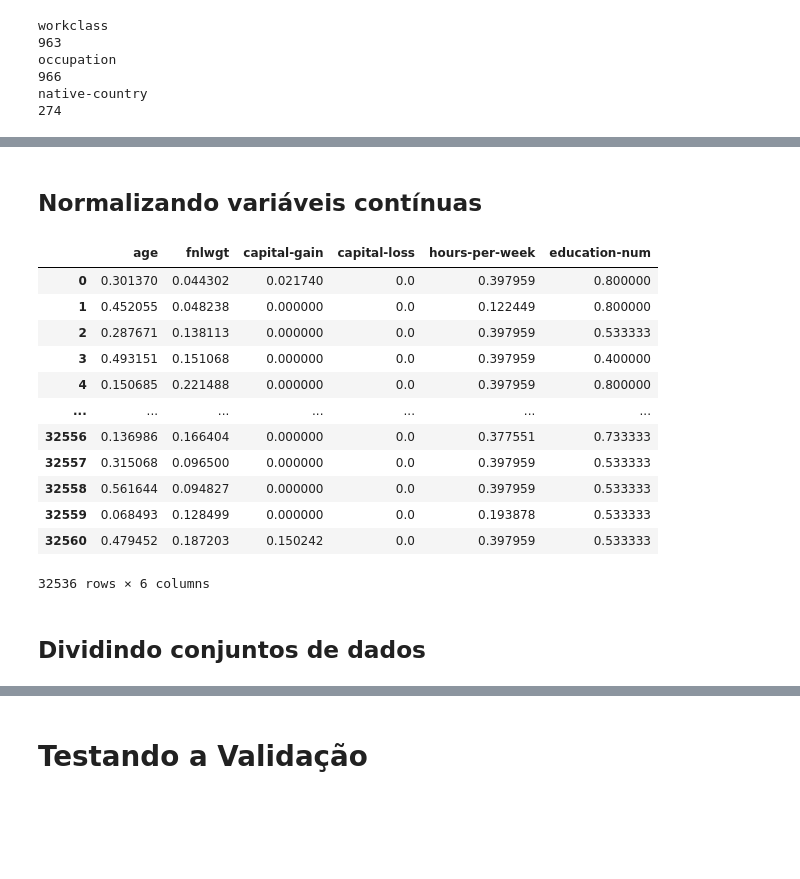
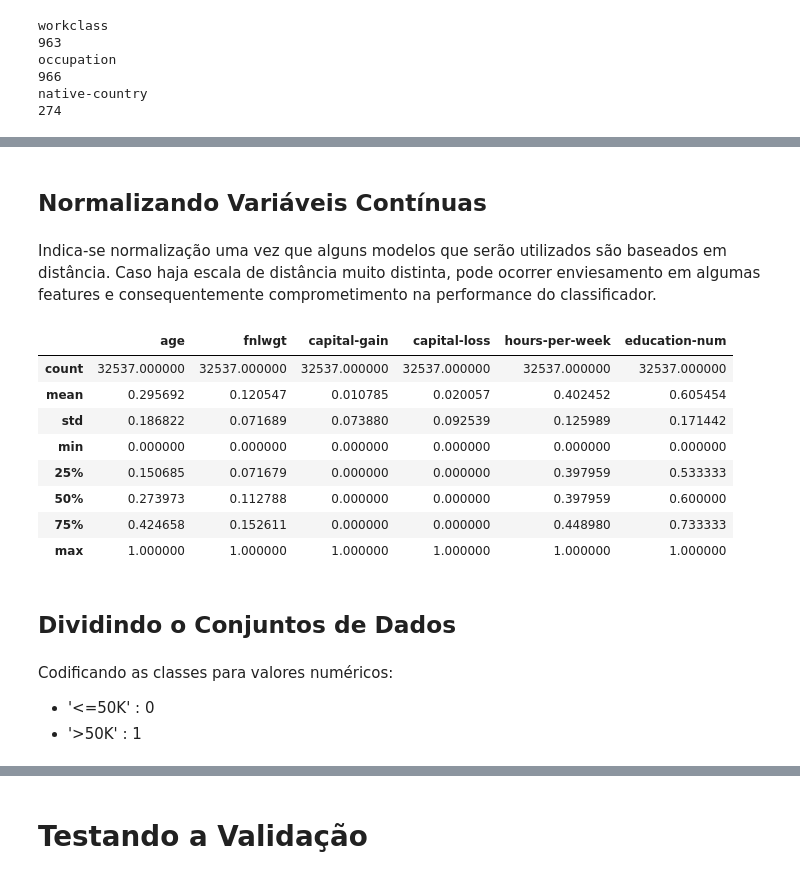
Before and after one commit to mariamaOlive/modelos-preditivos-residencia, a Jupyter notebook: Census.ipynb, the cells around one changed output, grey strips where cells are left out. Saved outputs shown, nothing was run; the diff lists cells and outputs as text; code cells hidden in the pictures; blank space fills up the shorter version.

```diff
--- a/Census.ipynb
+++ b/Census.ipynb
@@ -431,10 +454,14 @@ native-country
 # %%
 def onehot_encoder(df):
-    colunas_cat = ["workclass-num","marital-status", "occupation-num", "relationship", "race", "sex", "native-country-num"]
+
+    colunas_cat = ["workclass", "marital-status", "occupation", "relationship", "race", "sex", "native-country"]
+
     for coluna in colunas_cat:
-        print(coluna)
+
+        #print(coluna)
         df_coluna = pd.get_dummies(df[coluna], prefix=coluna)
         df = df.join(df_coluna)
+
     return df
 # %%
 df = onehot_encoder(df)
@@ -475,8 +499,4 @@ native-country-num
 # %% [markdown]
-## Normalizando variáveis contínuas
+## Normalizando Variáveis Contínuas
-# %%
-from sklearn.preprocessing import MinMaxScaler
-
-normalize = MinMaxScaler()
-df[["age", "fnlwgt", "capital-gain", "capital-loss", "hours-per-week", "education-num"]] = normalize.fit_transform(df[["age", "fnlwgt", "capital-gain", "capital-loss", "hours-per-week", "education-num"]])
-df_test[["age", "fnlwgt", "capital-gain", "capital-loss", "hours-per-week", "education-num"]] = normalize.fit_transform(df_test[["age", "fnlwgt", "capital-gain", "capital-loss", "hours-per-week", "education-num"]])
+# %% [markdown]
+Indica-se normalização uma vez que alguns modelos que serão utilizados são baseados em distância. Caso haja escala de distância muito distinta, pode ocorrer enviesamento em algumas features e consequentemente comprometimento na performance do classificador.
@@ -483,19 +505,20 @@ df_test[["age", "fnlwgt", "capital-gain", "capital-loss", "hours-per-week", "edu
 # %%
-df[["age", "fnlwgt", "capital-gain", "capital-loss", "hours-per-week", "education-num"]]
+colunas = ["age", "fnlwgt", "capital-gain", "capital-loss", "hours-per-week", "education-num"]
+
+df[colunas] = normalize.fit_transform(df[colunas])
+df_test[colunas] = normalize.fit_transform(df_test[colunas])
-# %% [output]
-|  | age | fnlwgt | capital-gain | capital-loss | hours-per-week | education-num |
-| 0 | 0.301370 | 0.044302 | 0.021740 | 0.0 | 0.397959 | 0.800000 |
-| 1 | 0.452055 | 0.048238 | 0.000000 | 0.0 | 0.122449 | 0.800000 |
-| 2 | 0.287671 | 0.138113 | 0.000000 | 0.0 | 0.397959 | 0.533333 |
-| 3 | 0.493151 | 0.151068 | 0.000000 | 0.0 | 0.397959 | 0.400000 |
-| 4 | 0.150685 | 0.221488 | 0.000000 | 0.0 | 0.397959 | 0.800000 |
-| ... | ... | ... | ... | ... | ... | ... |
-| 32556 | 0.136986 | 0.166404 | 0.000000 | 0.0 | 0.377551 | 0.733333 |
-| 32557 | 0.315068 | 0.096500 | 0.000000 | 0.0 | 0.397959 | 0.533333 |
-| 32558 | 0.561644 | 0.094827 | 0.000000 | 0.0 | 0.397959 | 0.533333 |
-| 32559 | 0.068493 | 0.128499 | 0.000000 | 0.0 | 0.193878 | 0.533333 |
-| 32560 | 0.479452 | 0.187203 | 0.150242 | 0.0 | 0.397959 | 0.533333 |
-32536 rows × 6 columns
+# %%
+df[colunas].describe()
+# %% [output]
+|  | age | fnlwgt | capital-gain | capital-loss | hours-per-week | education-num |
+| count | 32537.000000 | 32537.000000 | 32537.000000 | 32537.000000 | 32537.000000 | 32537.000000 |
+| mean | 0.295692 | 0.120547 | 0.010785 | 0.020057 | 0.402452 | 0.605454 |
+| std | 0.186822 | 0.071689 | 0.073880 | 0.092539 | 0.125989 | 0.171442 |
+| min | 0.000000 | 0.000000 | 0.000000 | 0.000000 | 0.000000 | 0.000000 |
+| 25% | 0.150685 | 0.071679 | 0.000000 | 0.000000 | 0.397959 | 0.533333 |
+| 50% | 0.273973 | 0.112788 | 0.000000 | 0.000000 | 0.397959 | 0.600000 |
+| 75% | 0.424658 | 0.152611 | 0.000000 | 0.000000 | 0.448980 | 0.733333 |
+| max | 1.000000 | 1.000000 | 1.000000 | 1.000000 | 1.000000 | 1.000000 |
 # %% [markdown]
-## Dividindo conjuntos de dados
+## Dividindo o Conjuntos de Dados
 # %%
@@ -505,2 +530,6 @@ X_test = df_test.drop(["class", "education", "workclass", "workclass-num","marit
 y_test = df_test["class"].values
+# %% [markdown]
+Codificando as classes para valores numéricos:
+- '<=50K' :  0
+- '>50K'  : 1
 # %%
```
Also changed, not shown: parts of 19 cells of this notebook.
